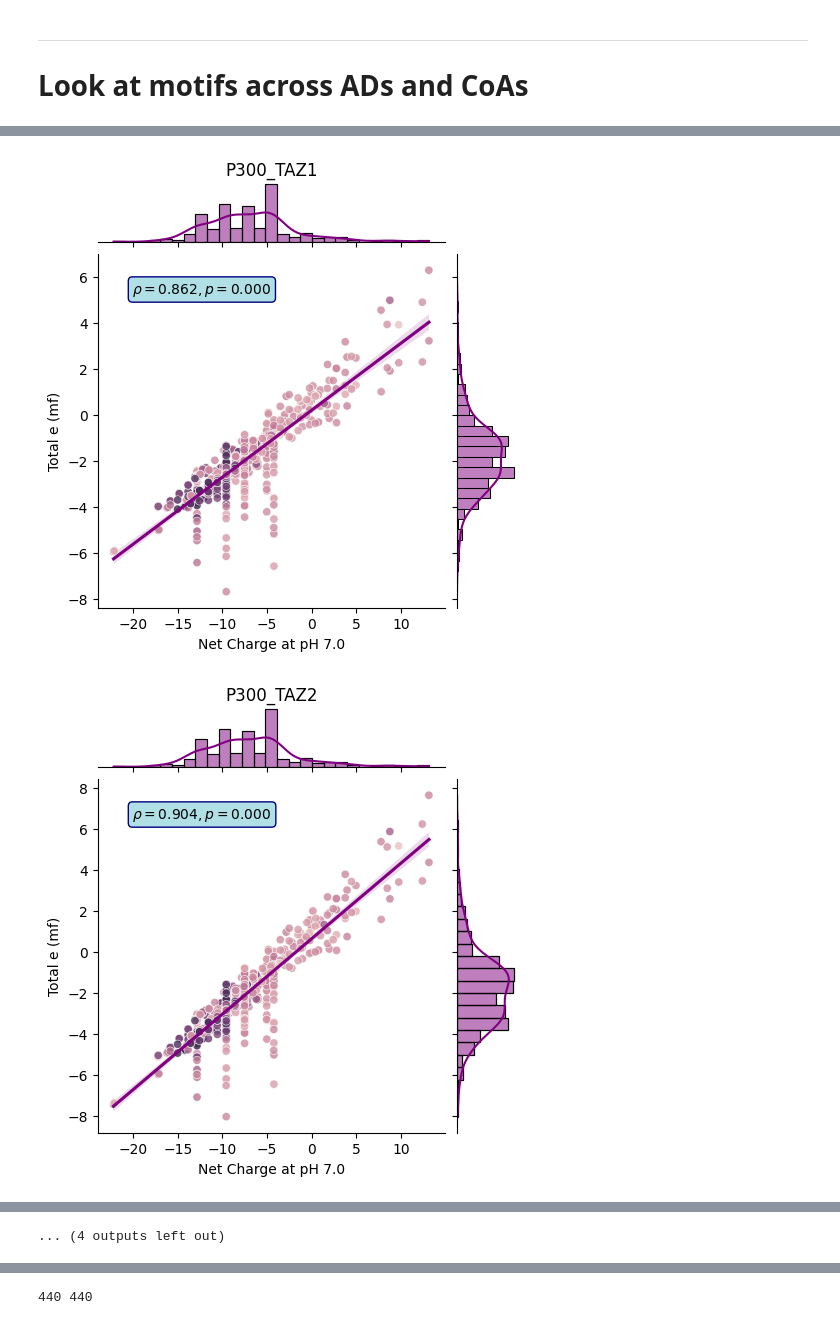
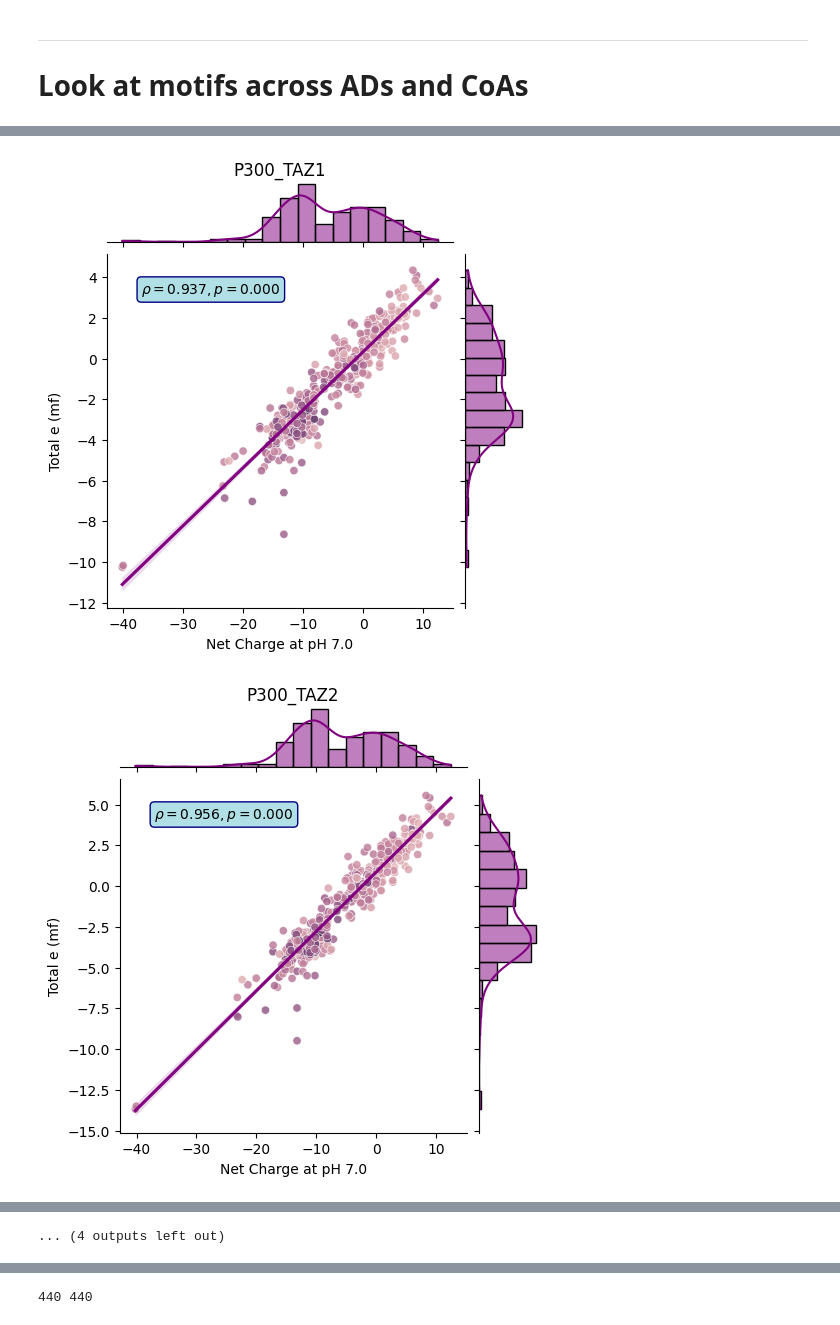
Before and after one commit to kinseylong/StallerRotation, a Jupyter notebook: finches_IDRs/AD_coA_analysis.ipynb, the cells around one changed output, grey strips where cells are left out. Saved outputs shown, nothing was run; the diff lists cells and outputs as text; code cells hidden in the pictures.

Commit message:
charge vs e

```diff
--- a/finches_IDRs/AD_coA_analysis.ipynb
+++ b/finches_IDRs/AD_coA_analysis.ipynb
@@ -152,7 +162,7 @@ import regex as re
 from Bio.SeqUtils.ProtParam import ProteinAnalysis
 # %%
 def count_patterns(df, sequence_col="Sequence"):
-    regexterms = ["[WFYL]", "[DE]" ,"[SPQ]{3,}", "[WFYL]{3,}", "[WFYLSPQ]{5,}", "[WFYLSPQ]{7,}", "[WFYLDE]{5,}", "[WFYLDE]{3,}", "QQQ", "SSS", "PPP", "L..LL", "[PQL]{3,}"]
+    regexterms = ["[WFYL]", "[DE]" , "[SPQ]", "[Q]", "[RHK]", "[STNQ]", "[FYW]", "[AVILM]"]
 
     def get_regex_counts(sequence):
         regexdict = {}
@@ -166,16 +176,24 @@ def count_patterns(df, sequence_col="Sequence"):
 def compute_protein_metrics(df, sequence_col="Sequence", pH=7.0):
     def analyze_sequence(seq):
         protein = ProteinAnalysis(seq)
-        return {
-            "Molecular Weight": protein.molecular_weight(),
+        composition = protein.count_amino_acids()
+
+        d1 =  {
             "Net Charge at pH {:.1f}".format(pH): protein.charge_at_pH(pH),
             "Isoelectric Point (pI)": protein.isoelectric_point(),
             "Hydrophobicity (GRAVY)": protein.gravy(),
             "Instability Index": protein.instability_index(),
         }
+        d1.update(composition)
+        return d1
 
     metrics_df = df[sequence_col].apply(analyze_sequence).apply(pd.Series)
     return df.join(metrics_df)
+
+
+def aa_composition(df, sequence_col="Sequence"):
+    aa_comp_df = df[sequence_col].apply(lambda x: (ProteinAnalysis(x).get_amino_acids_percent())).apply(pd.Series)
+    return df.join(aa_comp_df)
 # %%
 Staller5ADlib_select_features = compute_protein_metrics(count_patterns(Staller5ADlib_select))
 Staller5ADlib_select_features
@@ -216,0 +254,17 @@ coAS_features
+# %%
+#Measure correlation between motifs and features vs e
+motif_feat_e_corr = pd.DataFrame(columns=Staller5ADlib_select_features.columns.to_list()[1:])
+
+for coA in coAs.index.to_list():
+    coA_only = staller5libAD_coA_finches_activity[staller5libAD_coA_finches_activity["Prot2"] == coA].drop("Activity_Zscore_mean", axis=1)
+    coA_with_AD_properties = coA_only.merge(Staller5ADlib_select_features, left_on="Prot1", right_index=True)
+    r_vals = []
+    for feature in Staller5ADlib_select_features.columns.to_list()[1:]:
+        r, p = stat.pearsonr(coA_with_AD_properties[feature], coA_with_AD_properties["Total e (mf)"])
+        r_vals.append(r)
+    motif_feat_e_corr.loc[coA] = r_vals
+
+sns.clustermap(motif_feat_e_corr.fillna(0))
+plt.title("Correlation between AD Sequence Feature and Epsilon Scores Across Coactivators")
+plt.xlabel("AD Feature")
+plt.ylabel("Coactivator")
@@ -217,24 +274,28 @@ coAS_features
 # %%
 x = "Net Charge at pH 7.0"
 y = "Total e (mf)"
 
+df = stallerPredictedADs_coA_finches_activity
+AD_seqs = Staller_predictedAD_select
+
+
+AD_seq_features = compute_protein_metrics(count_patterns(AD_seqs))
 for coA in coAs.index.to_list():
-    coA_only = staller5libAD_coA_finches_activity[staller5libAD_coA_finches_activity["Prot2"] == coA]
-    coA_with_AD_properties = coA_only.merge(Staller5ADlib_select_features, left_on="Prot1", right_index=True)
+    coA_only = df[df["Prot2"] == coA]
+    coA_with_AD_properties = coA_only.merge(AD_seq_features, left_on="Prot1", right_index=True)
 
     g = sns.jointplot(data = coA_with_AD_properties, x = x, y = y, kind='reg', scatter = False, color = "purple", height=5)
     ax_g_scatter = sns.scatterplot(data=coA_with_AD_properties, x = x, y = y, hue = "Activity_Zscore_mean_x", ax=g.ax_joint, alpha=0.8, legend=False)
 
     r, p = stat.pearsonr(coA_with_AD_properties[x], coA_with_AD_properties[y])
     g.ax_joint.annotate(f'$\\rho = {r:.3f}, p = {p:.3f}$',
                     xy=(0.1, 0.9), xycoords='axes fraction',
                     ha='left', va='center',
                     bbox={'boxstyle': 'round', 'fc': 'powderblue', 'ec': 'navy'})
 
-
     plt.title(coA, y = 1.2)
-    plt.savefig("figures/{0}_AD_charge_vs_e.png".format(coA))
+    plt.savefig("figures/{0}_AD_charge_vs_e_predictedADs.png".format(coA), bbox_inches = "tight")
     plt.show()
 # %% [output]
-[figure, old version]
+[figure, new version]
-[figure, old version]
+[figure, new version]
```
Also changed, not shown: parts of 21 cells of this notebook, 32 other files.
